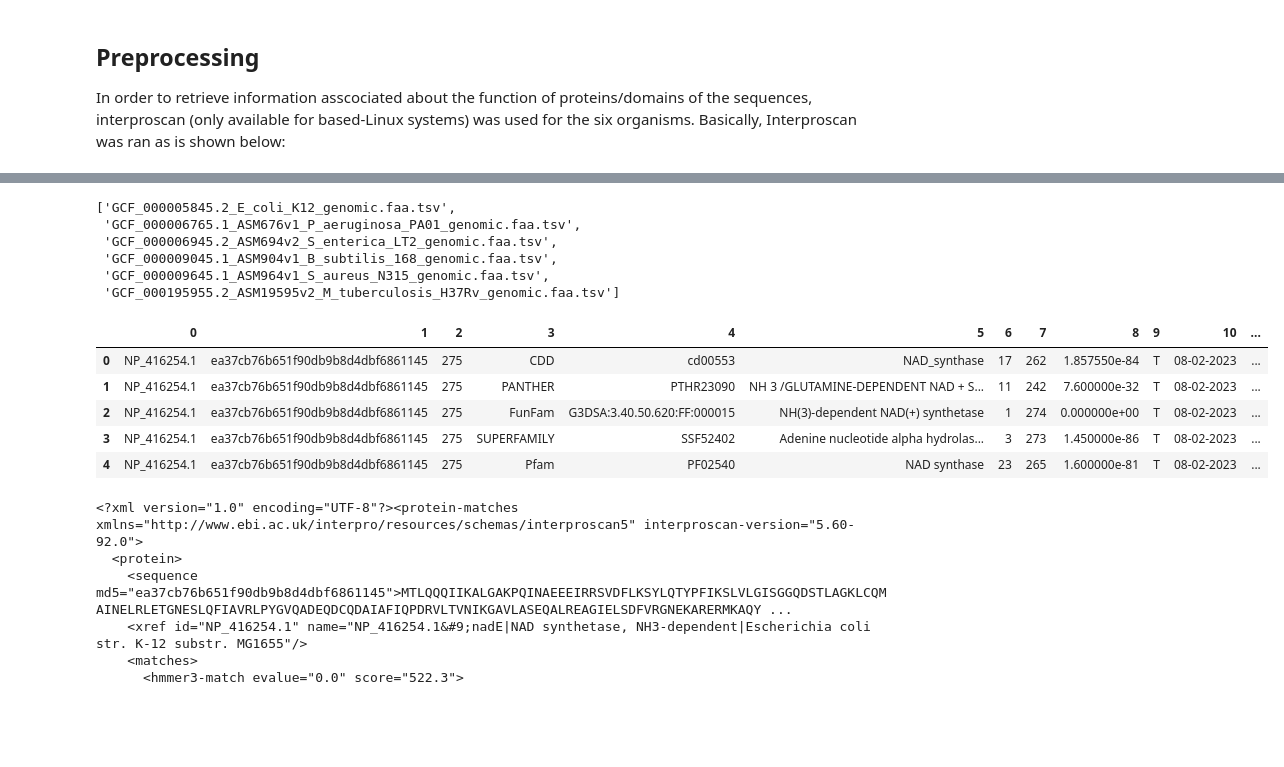
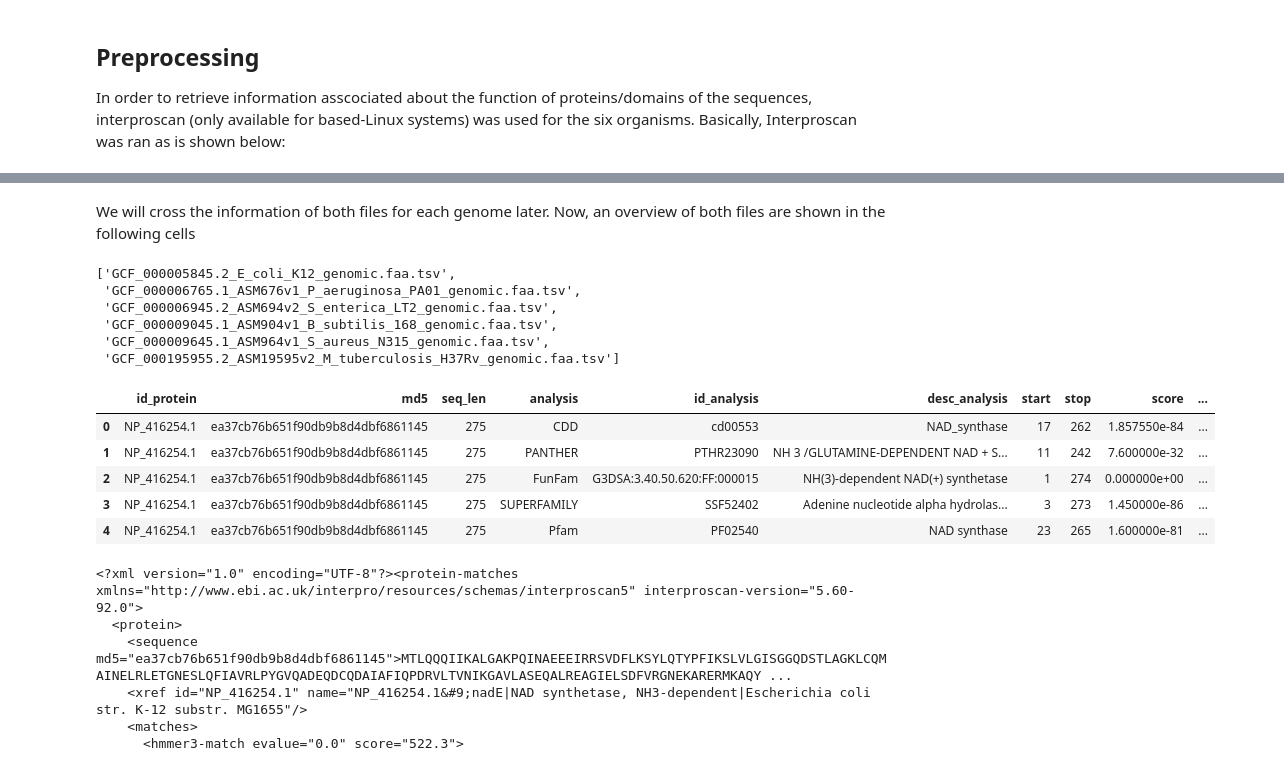
Before and after one commit to Luis-Alat/Functional-Protein-Exploration, a Jupyter notebook: 00_PreprocessingInterpro.ipynb, the cells around one changed output, grey strips where cells are left out. Drawn from its saved outputs; the diff is of its cells as text; code cells hidden in the pictures; blank space fills up the shorter version.

```diff
--- a/00_PreprocessingInterpro.ipynb
+++ b/00_PreprocessingInterpro.ipynb
@@ -49,3 +79,5 @@ import os
+# %% [markdown]
+We will cross the information of both files for each genome later. Now, an overview of both files are shown in the following cells
 # %%
 path_interpro_results = "InterproResults"
 all_files_names_results = os.listdir(path_interpro_results)
@@ -65,17 +97,15 @@ tsv_files_names_results
 # %%
 # We'll load the files later, here I just show one of them
 pd.read_csv(os.path.join(path_interpro_results, "GCF_000005845.2_E_coli_K12_genomic.faa.tsv"),
             sep="\t",
-            header=None,
-            index_col=None,
             nrows=5)
 # %% [output]
-|  | 0 | 1 | 2 | 3 | 4 | 5 | 6 | 7 | 8 | 9 | 10 | ... |
-| 0 | NP_416254.1 | ea37cb76b651f90db9b8d4dbf6861145 | 275 | CDD | cd00553 | NAD_synthase | 17 | 262 | 1.857550e-84 | T | 08-02-2023 | ... |
-| 1 | NP_416254.1 | ea37cb76b651f90db9b8d4dbf6861145 | 275 | PANTHER | PTHR23090 | NH 3 /GLUTAMINE-DEPENDENT NAD + S... | 11 | 242 | 7.600000e-32 | T | 08-02-2023 | ... |
-| 2 | NP_416254.1 | ea37cb76b651f90db9b8d4dbf6861145 | 275 | FunFam | G3DSA:3.40.50.620:FF:000015 | NH(3)-dependent NAD(+) synthetase | 1 | 274 | 0.000000e+00 | T | 08-02-2023 | ... |
-| 3 | NP_416254.1 | ea37cb76b651f90db9b8d4dbf6861145 | 275 | SUPERFAMILY | SSF52402 | Adenine nucleotide alpha hydrolas... | 3 | 273 | 1.450000e-86 | T | 08-02-2023 | ... |
-| 4 | NP_416254.1 | ea37cb76b651f90db9b8d4dbf6861145 | 275 | Pfam | PF02540 | NAD synthase | 23 | 265 | 1.600000e-81 | T | 08-02-2023 | ... |
+|  | id_protein | md5 | seq_len | analysis | id_analysis | desc_analysis | start | stop | score | ... |
+| 0 | NP_416254.1 | ea37cb76b651f90db9b8d4dbf6861145 | 275 | CDD | cd00553 | NAD_synthase | 17 | 262 | 1.857550e-84 | ... |
+| 1 | NP_416254.1 | ea37cb76b651f90db9b8d4dbf6861145 | 275 | PANTHER | PTHR23090 | NH 3 /GLUTAMINE-DEPENDENT NAD + S... | 11 | 242 | 7.600000e-32 | ... |
+| 2 | NP_416254.1 | ea37cb76b651f90db9b8d4dbf6861145 | 275 | FunFam | G3DSA:3.40.50.620:FF:000015 | NH(3)-dependent NAD(+) synthetase | 1 | 274 | 0.000000e+00 | ... |
+| 3 | NP_416254.1 | ea37cb76b651f90db9b8d4dbf6861145 | 275 | SUPERFAMILY | SSF52402 | Adenine nucleotide alpha hydrolas... | 3 | 273 | 1.450000e-86 | ... |
+| 4 | NP_416254.1 | ea37cb76b651f90db9b8d4dbf6861145 | 275 | Pfam | PF02540 | NAD synthase | 23 | 265 | 1.600000e-81 | ... |
 # %%
 %%bash
 
```
Also changed, not shown: parts of 35 cells of this notebook, 19 other files.
